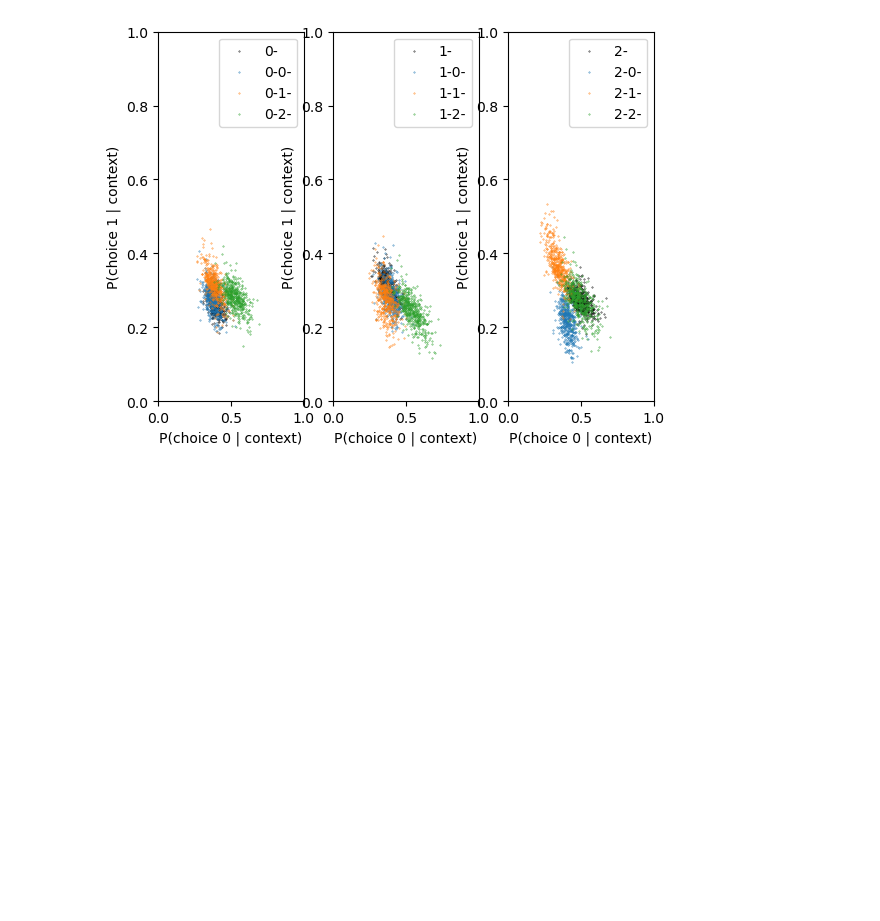
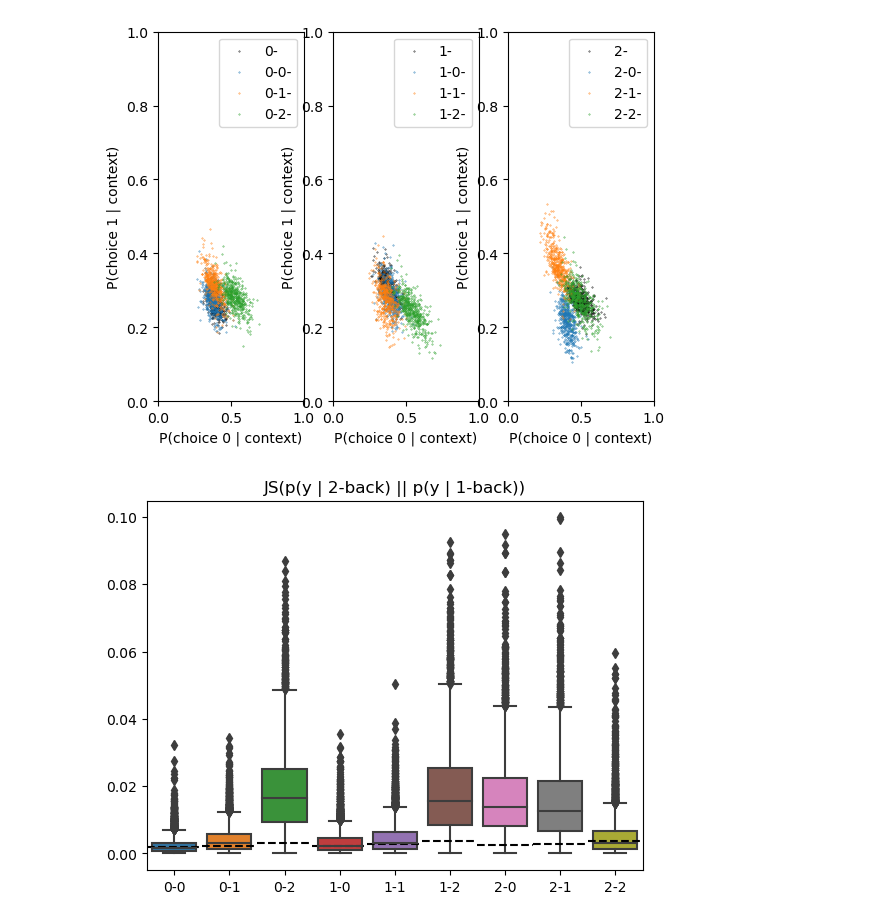
Before and after one commit to latimerk/hddCRP, a Jupyter notebook: plot_KL_divergences.ipynb, the cells around one changed output. Drawn from its saved outputs; the diff is of its cells as text; code cells hidden in the pictures; blank space fills up the shorter version.

```diff
--- a/plot_KL_divergences.ipynb
+++ b/plot_KL_divergences.ipynb
@@ -81,3 +97,11 @@ for ii in range(num_shallow_contexts):
     plt.ylabel("P(choice 1 | context)")
 # %% [output]
 [figure]
+# %%
+seaborn.boxplot(JS_deep_shallow).set(title="JS(p(y | 2-back) || p(y | 1-back))") # jensen-shannon divergence
+
+# draw dashed line where the median would be for "E[JS(p(y | 2-back) || p(y | 2-back))]"
+for ii, yy in enumerate(divs_null_median[2,:]):
+    plt.plot([ii-0.5,ii+0.5],[yy,yy],'k--')
+# %% [output]
+[figure, added]
```
Also changed, not shown: parts of 4 cells of this notebook.
